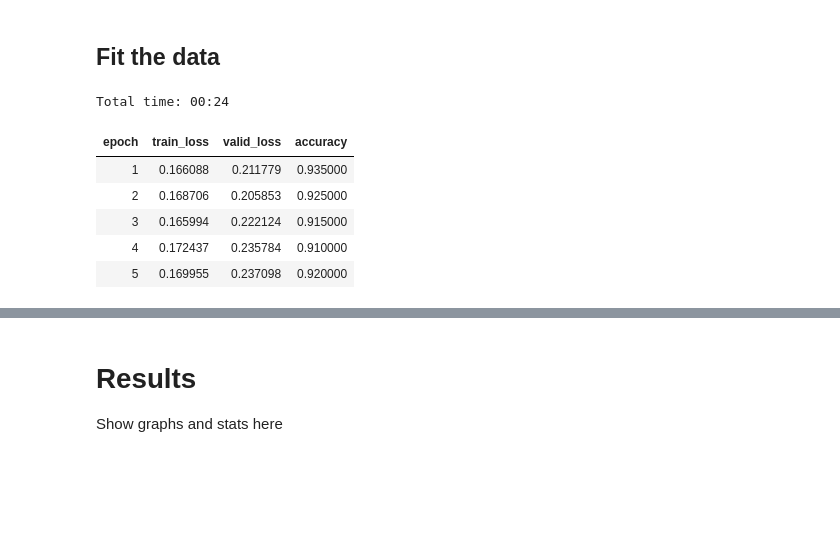
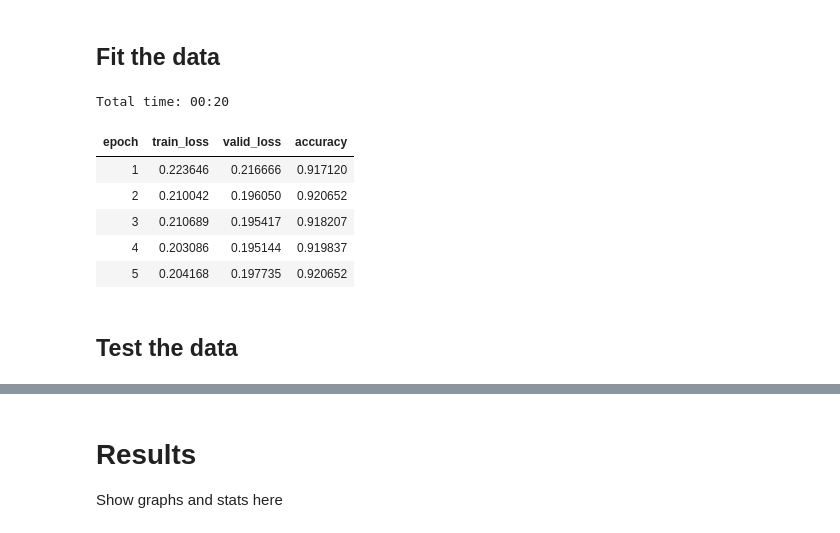
Before and after one commit to kperkins411/VoterAnalysis, a Jupyter notebook: VoterAnalysis.ipynb, the cells around one changed output, grey strips where cells are left out. Saved outputs shown, nothing was run; the diff lists cells and outputs as text; code cells hidden in the pictures; blank space fills up the shorter version.

```diff
--- a/VoterAnalysis.ipynb
+++ b/VoterAnalysis.ipynb
@@ -227,3 +227,15 @@ res_cat = [x for x in res_cat if x not in columns_dep_var]
 # %%
 #convert trumpgevote to long (otherwise fit fails)
 df_s['cc.trumpgevote'] = df_s['cc.trumpgevote'].astype('int64');
+# %%
+# split out data
+from sklearn.model_selection import train_test_split
+# train,val_test = train_test_split(df_s, test_size=0.2)
+# val, test = train_test_split(val_test, test_size=0.5)
+# print(str(len(train)))
+# print(str(len(val)))
+# print(str(len(test)))
+train,test = train_test_split(df_s, test_size=0.1)
+print(str(len(train)))
+# print(str(len(val)))
+print(str(len(test)))
@@ -230,10 +245,25 @@ df_s['cc.trumpgevote'] = df_s['cc.trumpgevote'].astype('int64');
 # %%
 procs = [FillMissing, Categorify, Normalize]
 # %%
-test = TabularList.from_df(df_s.iloc[800:1000].copy(),  cat_names=res_cat, cont_names=res_cont)
+test = TabularList.from_df(test,  cat_names=res_cat, cont_names=res_cont)
+# %%
+#all this to get a random list of validation indexes
+from numpy import random
+
+#generate a list of all indexes
+i = list(range(len(train)))
+
+#shuffle it
+random.shuffle(i)
+
+#get number of indexes corresponding to val percentage
+number = int(len(i)*.1)
+
+#select validation indexes
+val_idx=i[:number]
 # %%
 data = (TabularList.from_df(df_s,  cat_names=res_cat, cont_names=res_cont, procs=procs)
-                           .split_by_idx(list(range(800,1000)))
+                           .split_by_idx(val_idx)
                            .label_from_df(cols=columns_dep_var)
                            .add_test(test)
                            .databunch())
@@ -264,12 +294,14 @@ learn = tabular_learner(data, layers=[200,100], metrics=accuracy)
 # %% [markdown]
 ## Fit the data
 # %%
-learn.fit(epochs=5, lr=1e-3)
+learn.fit(epochs=5, lr=1e-2)
 # %% [output]
-Total time: 00:24
+Total time: 00:20
 | epoch | train_loss | valid_loss | accuracy |
-| 1 | 0.166088 | 0.211779 | 0.935000 |
-| 2 | 0.168706 | 0.205853 | 0.925000 |
-| 3 | 0.165994 | 0.222124 | 0.915000 |
-| 4 | 0.172437 | 0.235784 | 0.910000 |
-| 5 | 0.169955 | 0.237098 | 0.920000 |
+| 1 | 0.223646 | 0.216666 | 0.917120 |
+| 2 | 0.210042 | 0.196050 | 0.920652 |
+| 3 | 0.210689 | 0.195417 | 0.918207 |
+| 4 | 0.203086 | 0.195144 | 0.919837 |
+| 5 | 0.204168 | 0.197735 | 0.920652 |
+# %% [markdown]
+## Test the data
```
Also changed, not shown: parts of 5 cells of this notebook.
